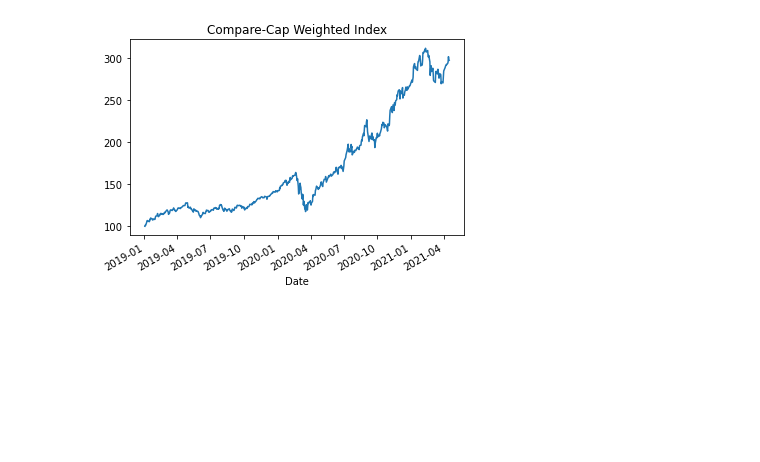
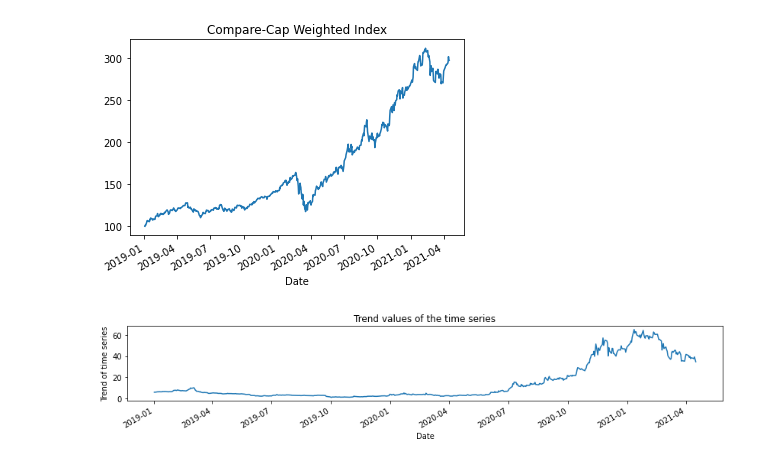
Before and after one commit to Andru-1987/python-deep-learning, a Jupyter notebook: Google timeseries.ipynb, the cells around one changed output. Drawn from its saved outputs; the diff is of its cells as text; code cells hidden in the pictures; blank space fills up the shorter version.

```diff
--- a/Google timeseries.ipynb
+++ b/Google timeseries.ipynb
@@ -391,3 +401,17 @@ compare capitalization 4570.716517583049
 Determine the return by index
 Index Return 197.31%
 [figure]
+# %%
+rcParams['figure.figsize']=11,9
+decomposition=sm.tsa.seasonal_decompose(x=df['Open'],model='additive', extrapolate_trend='freq', period=1)
+#decomposition.plot()
+#plt.show()
+
+decomposition_trend=decomposition.trend
+ax= decomposition_trend.plot(figsize=(14,2))
+ax.set_xlabel('Date')
+ax.set_ylabel('Trend of time series')
+ax.set_title('Trend values of the time series')
+plt.show()
+# %% [output]
+[figure, added]
```
Also changed, not shown: parts of 7 cells of this notebook.
